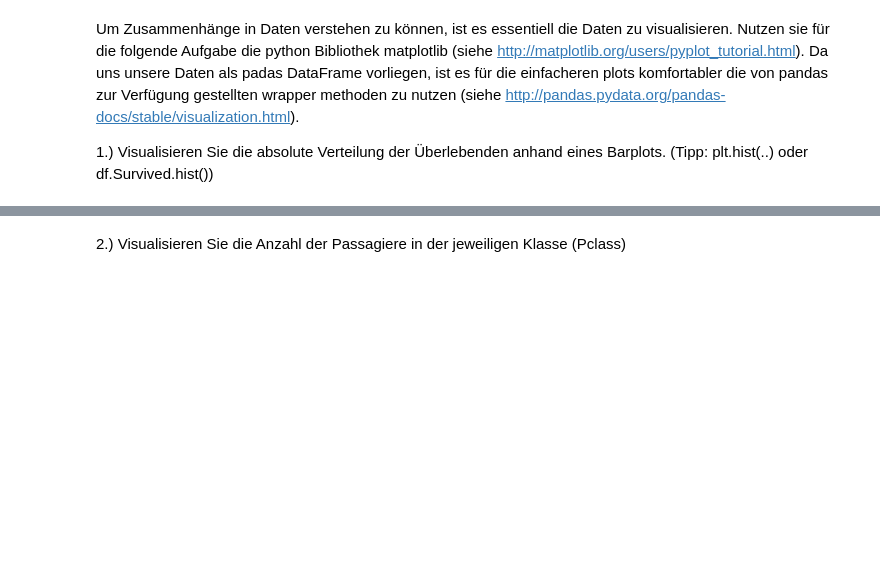
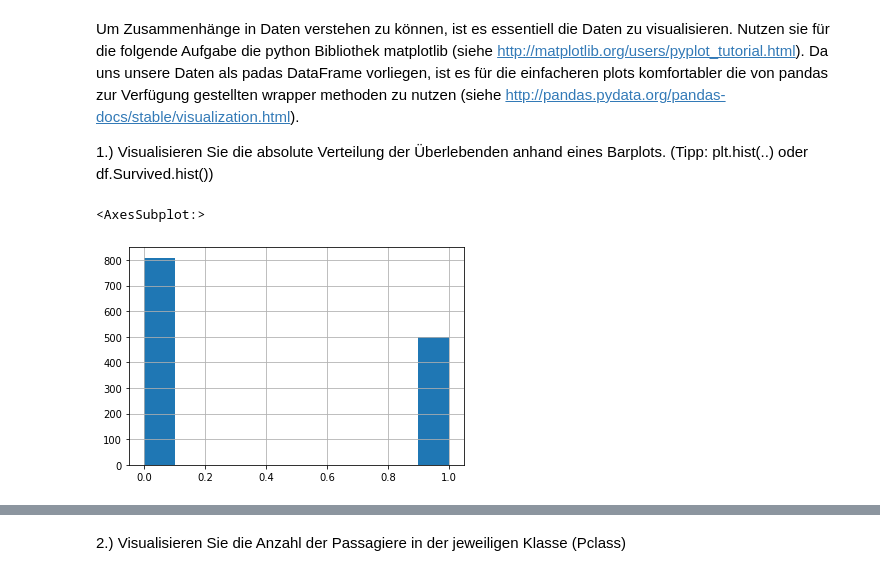
Before and after one commit to TouhKa/WS2021_ML_Lab, a Jupyter notebook: Aufgabenblatt 2 - Exploratory data analysis - Titanic Dataset, Simple Classifier/Teil a - Exploratory data analysis - Titanic Dataset - Exercises.ipynb, the cells around one changed output, grey strips where cells are left out. Cells and saved outputs as stored; diff of their text form; code cells hidden in the pictures; blank space fills up the shorter version.

```diff
--- a/Aufgabenblatt 2 - Exploratory data analysis - Titanic Dataset, Simple Classifier/Teil a - Exploratory data analysis - Titanic Dataset - Exercises.ipynb
+++ b/Aufgabenblatt 2 - Exploratory data analysis - Titanic Dataset, Simple Classifier/Teil a - Exploratory data analysis - Titanic Dataset - Exercises.ipynb
@@ -70,7 +70,7 @@ import itertools
 %matplotlib inline
 
 DATA_FILE = './Data/original_titanic.csv'
-df = pd.read_csv(DATA_FILE, header=0)
+df = pd.read_csv(DATA_FILE)
 # %% [markdown]
 ## 1.) Datenanalyse mit Pandas
 Das DataFrame Object aus der panda Bibliothek ist eine mächtige Datenstruktur mit vielen praktischen Funktionen um mit großen Datensätzen umzugehen. Um einen schnellen Einstieg in pandas zu erhalten empfehle ich Ihnen ein Blick in das 10 Minutes to pandas Tutorial zu werfen: http://pandas.pydata.org/pandas-docs/stable/10min.html. Umfangreiche Informationen finden Sie in der pandas Dokumentation (http://pandas.pydata.org/pandas-docs/stable/index.html). Häufig ist auch die ipython Autovervollständigung (TAB) ein gutes Hilfsmittel um entsprechende Methoden das DataFrames zu finden.
@@ -381,7 +359,11 @@ def prepareData(df):
     #(see http://pandas.pydata.org/pandas-docs/stable/indexing.html#indexing-view-versus-copy for details)
 
     #minimal working example to set all null age values to 42 - probably you can do better :-)
-    df.loc[df.Age.isnull(),'Age'] = 42
-    return df
+    #df_2 = df.loc[df.Age.isnull(),'Age']= 42
+    #return df_2
 
-df = prepareData(df)
+    df.loc[:,'Age'].interpolate(method='pad', inplace= True) #using existing values to fill NaN values
+
+print(df.loc[:,'Age'].isnull().sum())
+prepareData(df)
+print(df.loc[:,'Age'].isnull().sum())
@@ -394,3 +379,7 @@ Um Zusammenhänge in Daten verstehen zu können, ist es essentiell die Daten zu
 1.) Visualisieren Sie die absolute Verteilung der Überlebenden anhand eines Barplots. (Tipp: plt.hist(..) oder df.Survived.hist())
 # %%
 # TODO implement
+df.Survived.hist()
+# %% [output]
+<AxesSubplot:>
+[figure, added]
```
Also changed, not shown: parts of 27 cells of this notebook, 1 other file.
